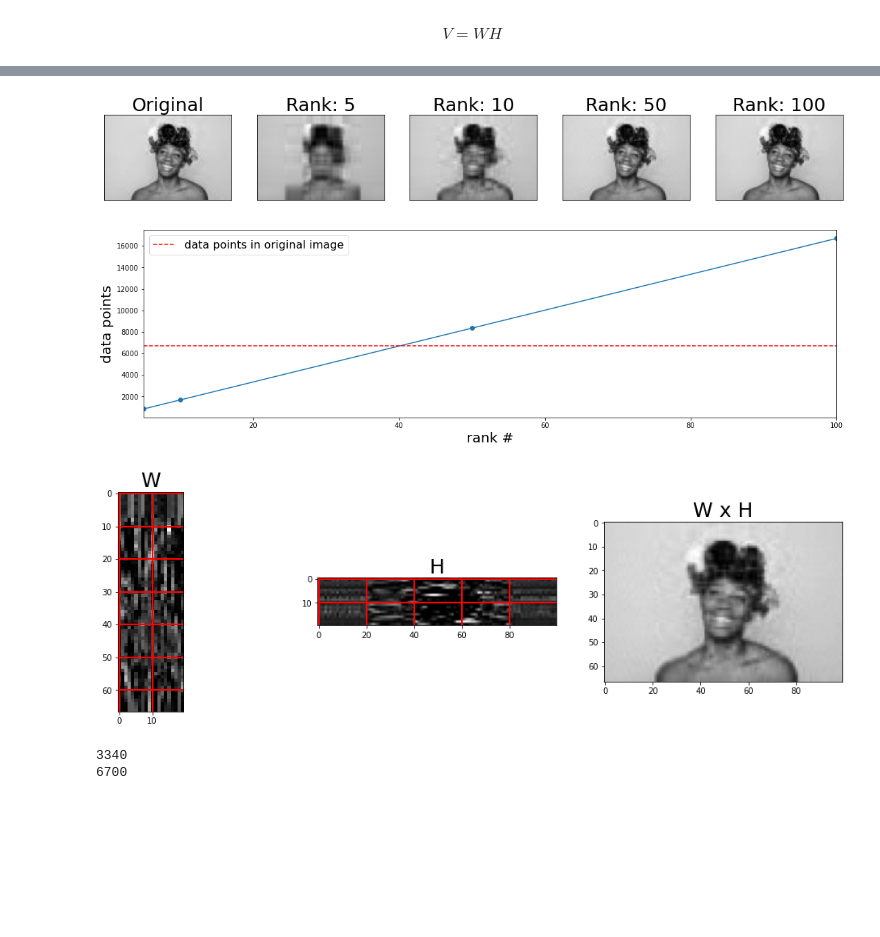
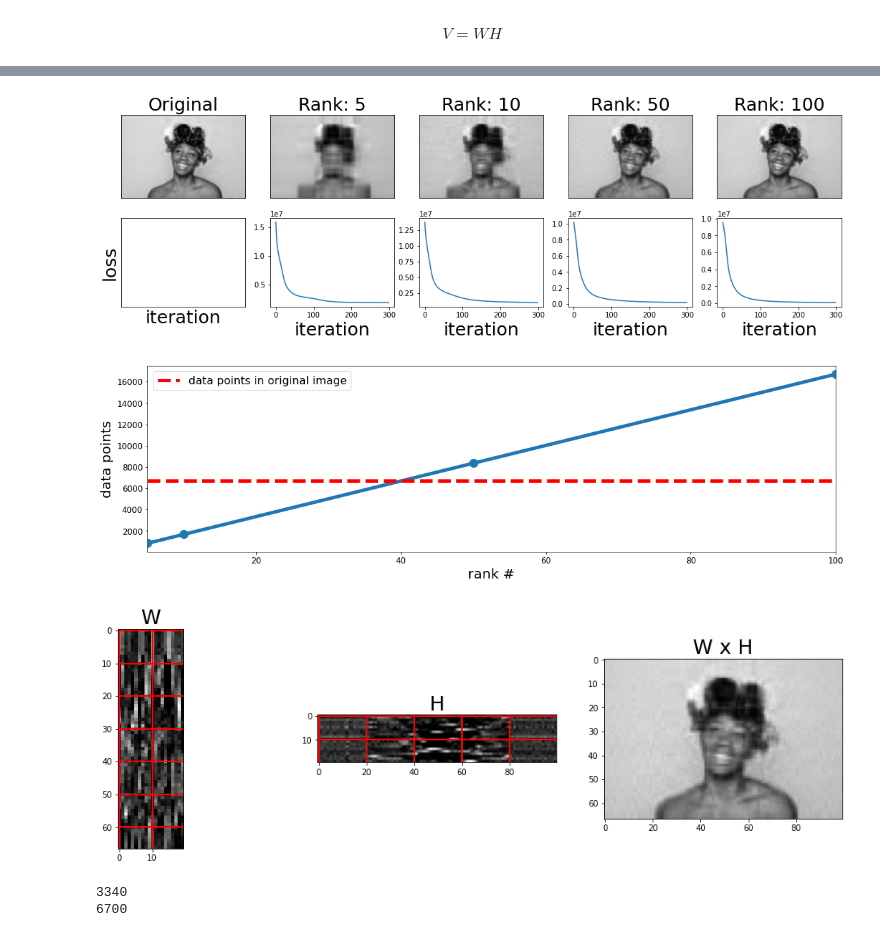
Before and after one commit to akcarsten/Non_Negative_Matrix_Factorization, a Jupyter notebook: Non_Negative_Matrix_Factorization.ipynb, the cells around one changed output, grey strips where cells are left out. Cells and saved outputs as stored; diff of their text form; code cells hidden in the pictures; blank space fills up the shorter version.

Commit message:
plots updated

```diff
--- a/Non_Negative_Matrix_Factorization.ipynb
+++ b/Non_Negative_Matrix_Factorization.ipynb
@@ -21,7 +21,7 @@ def update_W(W, H, V):
     W = W*(numerator / denominator)
     return W
 # %%
-def do_nnmf(V, rank=10, iter=10):
+def do_nnmf(V, rank=10, iter=100):
 
     # Initialize
     n, m = V.shape
@@ -34,11 +34,11 @@ def do_nnmf(V, rank=10, iter=10):
         H = update_H(W, H, V)
         W = update_W(W, H, V)
 
-        loss.append(sum(sum((V - (W.dot(H)))**2)))
+        loss.append(sum((V - W.dot(H)).flatten()**2))
 
     return H, W, loss
 # %%
 img = plt.imread("./images/small.jpg")
 V = img[:, :, 1] # only use one ccolor channel
 # %%
-H, W, loss = do_nnmf(V, rank=20, iter=200)
+H, W, loss = do_nnmf(V, rank=20, iter=300)
@@ -50,46 +56,55 @@ plt.plot(loss)
 # %%
 ranks_to_test = [5, 10, 50, 100]
 
 n_plots = len(ranks_to_test) + 1
-fig, ax = plt.subplots(1, n_plots, figsize=[18, 5])
+fig, ax = plt.subplots(2, n_plots, figsize=[18, 5])
 
 # Plot original image as reference
-ax[0].imshow(V, cmap='gray')
-ax[0].set_xticks([])
-ax[0].set_yticks([])
-ax[0].set_title('Original', fontsize=25)
+ax[0][0].imshow(V, cmap='gray')
+ax[0][0].set_xticks([])
+ax[0][0].set_yticks([])
+ax[0][0].set_title('Original', fontsize=25)
+
+ax[1][0].set_xticks([])
+ax[1][0].set_yticks([])
+ax[1][0].set_xlabel('iteration', fontsize=25)
+ax[1][0].set_ylabel('loss', fontsize=25)
 
 data_points_original = V.shape[0] * V.shape[1]
 
 data_points = []
 
 n = 1
 for i in ranks_to_test:
 
-    H, W, _ = do_nnmf(V, rank=i, iter=1000)
+    H, W, loss = do_nnmf(V, rank=i, iter=300)
     V_rec = W.dot(H)
 
     data_points.append((H.shape[0] * H.shape[1]) + (W.shape[0] * W.shape[1]))
 
-    ax[n].imshow(V_rec, cmap='gray')
-    ax[n].set_xticks([])
-    ax[n].set_yticks([])
-    ax[n].set_title('Rank: {}'.format(i), fontsize=25)
+    ax[0][n].imshow(V_rec, cmap='gray')
+    ax[0][n].set_xticks([])
+    ax[0][n].set_yticks([])
+    ax[0][n].set_title('Rank: {}'.format(i), fontsize=25)
+
+    ax[1][n].plot(loss)
+    ax[1][n].set_xlabel('iteration', fontsize=25)
 
     n += 1
 
 plt.show()
 # %% [output]
-[figure, old version]
+[figure, new version]
 # %%
 fig, ax = plt.subplots(1, 1, figsize=[18, 5])
 
-ax.plot(ranks_to_test, data_points, marker='o')
+ax.plot(ranks_to_test, data_points, marker='o', lw=5, markersize=12)
 ax.plot((ranks_to_test[0], ranks_to_test[-1]),
         (data_points_original, data_points_original),
-        'r--',
+        'r--', lw=5,
         label='data points in original image')
 
+ax.tick_params(labelsize=12)
 ax.set_xlim(ranks_to_test[0], ranks_to_test[-1])
 ax.set_xlabel('rank #', fontsize=20)
 ax.set_ylabel('data points', fontsize=20)
@@ -97,9 +112,9 @@ ax.legend(fontsize=16)
 
 plt.show()
 # %% [output]
-[figure, old version]
+[figure, new version]
 # %%
-H, W, _ = do_nnmf(V, rank=20, iter=1000)
+H, W, _ = do_nnmf(V, rank=20, iter=300)
 V_rec = W.dot(H)
 
 fig, ax = plt.subplots(1, 3, figsize=[18, 5])
@@ -117,7 +132,7 @@ ax[2].set_title('W x H', fontsize=25)
 
 plt.show()
 # %% [output]
-[figure, old version]
+[figure, new version]
 # %%
 print(W.shape[0] * W.shape[1] + H.shape[0] * H.shape[1])
 print(V.shape[0] * V.shape[1])
```
Also changed, not shown: parts of 4 cells of this notebook.
